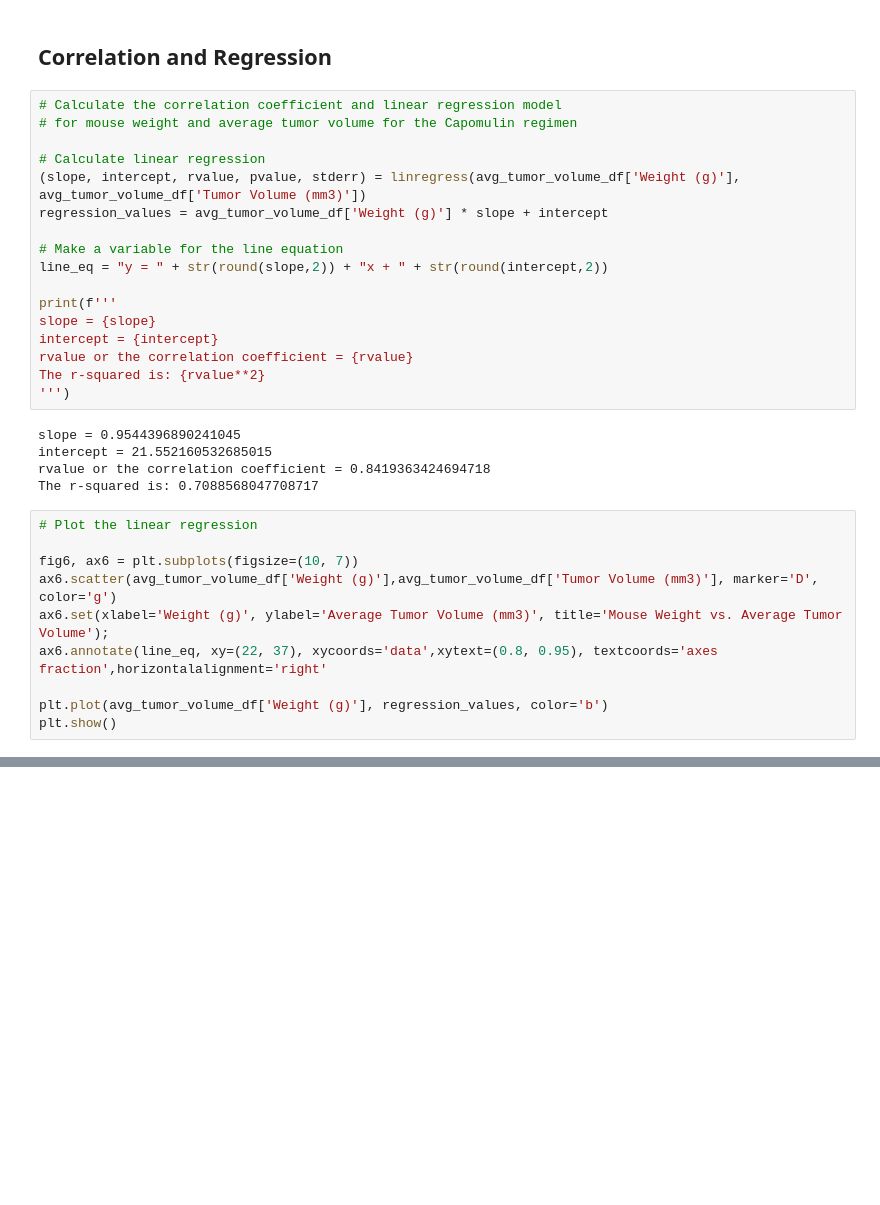
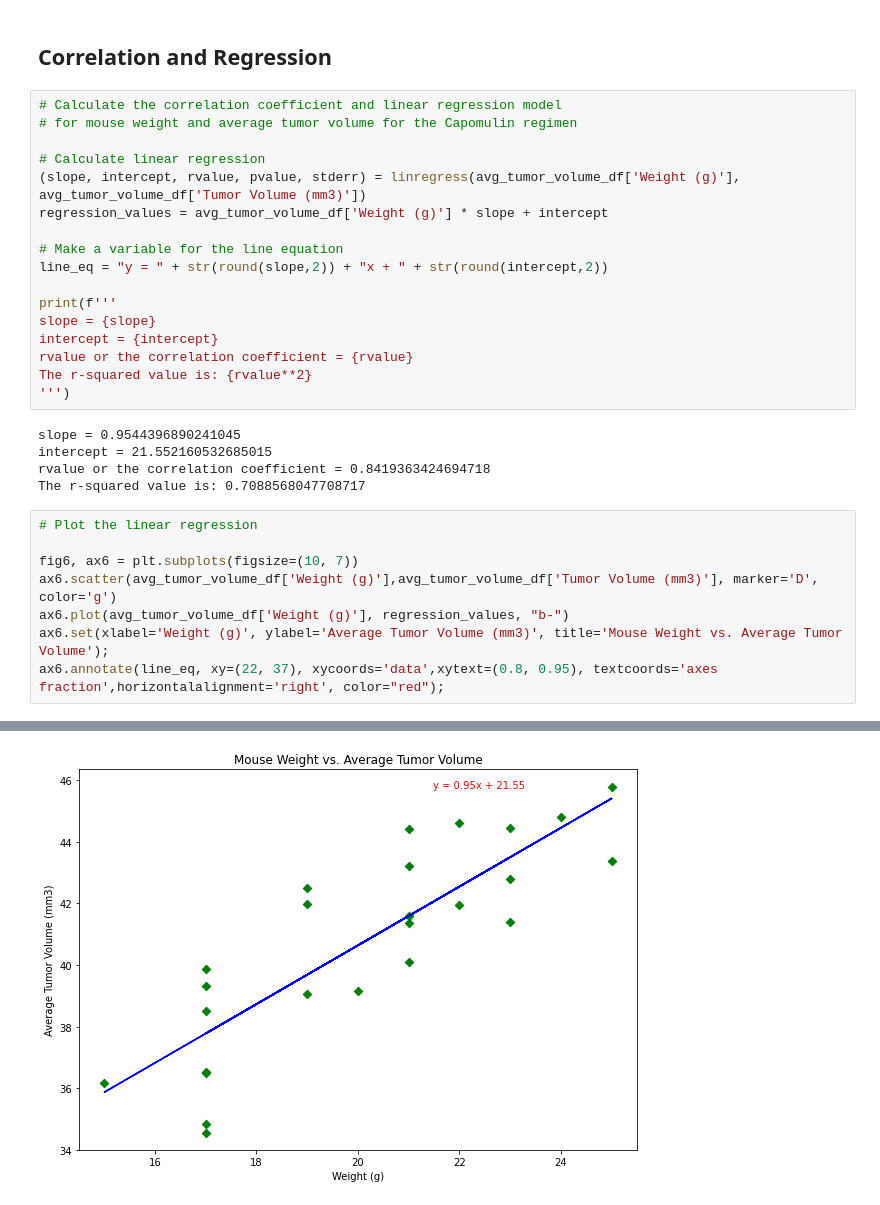
Before and after one commit to sistre/matplotlib-thepowerofplots, a Jupyter notebook: pymaceuticals.ipynb, the cells around one changed output, grey strips where cells are left out. Saved outputs shown, nothing was run; the diff lists cells and outputs as text; blank space fills up the shorter version.

```diff
--- a/pymaceuticals.ipynb
+++ b/pymaceuticals.ipynb
@@ -311,21 +321,19 @@ print(f'''
 slope = {slope}
 intercept = {intercept}
 rvalue or the correlation coefficient = {rvalue}
-The r-squared is: {rvalue**2}
+The r-squared value is: {rvalue**2}
 ''')
 # %% [output]
 slope = 0.9544396890241045
 intercept = 21.552160532685015
 rvalue or the correlation coefficient = 0.8419363424694718
-The r-squared is: 0.7088568047708717
+The r-squared value is: 0.7088568047708717
 # %%
 # Plot the linear regression
 
 fig6, ax6 = plt.subplots(figsize=(10, 7))
 ax6.scatter(avg_tumor_volume_df['Weight (g)'],avg_tumor_volume_df['Tumor Volume (mm3)'], marker='D', color='g')
+ax6.plot(avg_tumor_volume_df['Weight (g)'], regression_values, "b-")
 ax6.set(xlabel='Weight (g)', ylabel='Average Tumor Volume (mm3)', title='Mouse Weight vs. Average Tumor Volume');
-ax6.annotate(line_eq, xy=(22, 37), xycoords='data',xytext=(0.8, 0.95), textcoords='axes fraction',horizontalalignment='right'
-
-plt.plot(avg_tumor_volume_df['Weight (g)'], regression_values, color='b')
-plt.show()
+ax6.annotate(line_eq, xy=(22, 37), xycoords='data',xytext=(0.8, 0.95), textcoords='axes fraction',horizontalalignment='right', color="red");
 # %% [output]
@@ -332,0 +340 @@ SyntaxError: invalid syntax (<ipython-input-154-fd8c535b5a23>, line 8)
+[figure, added]
```
Also changed, not shown: parts of 2 cells of this notebook.
